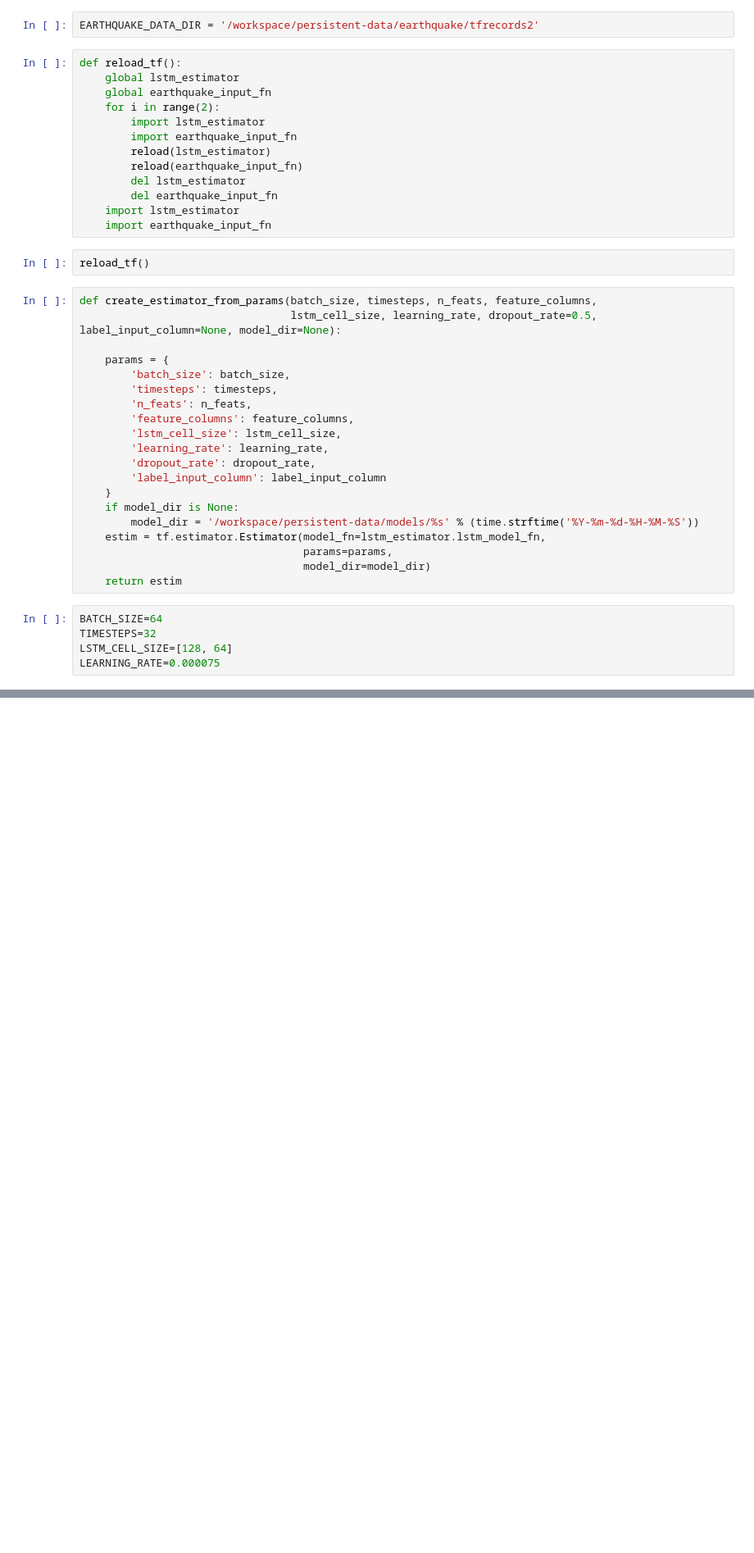
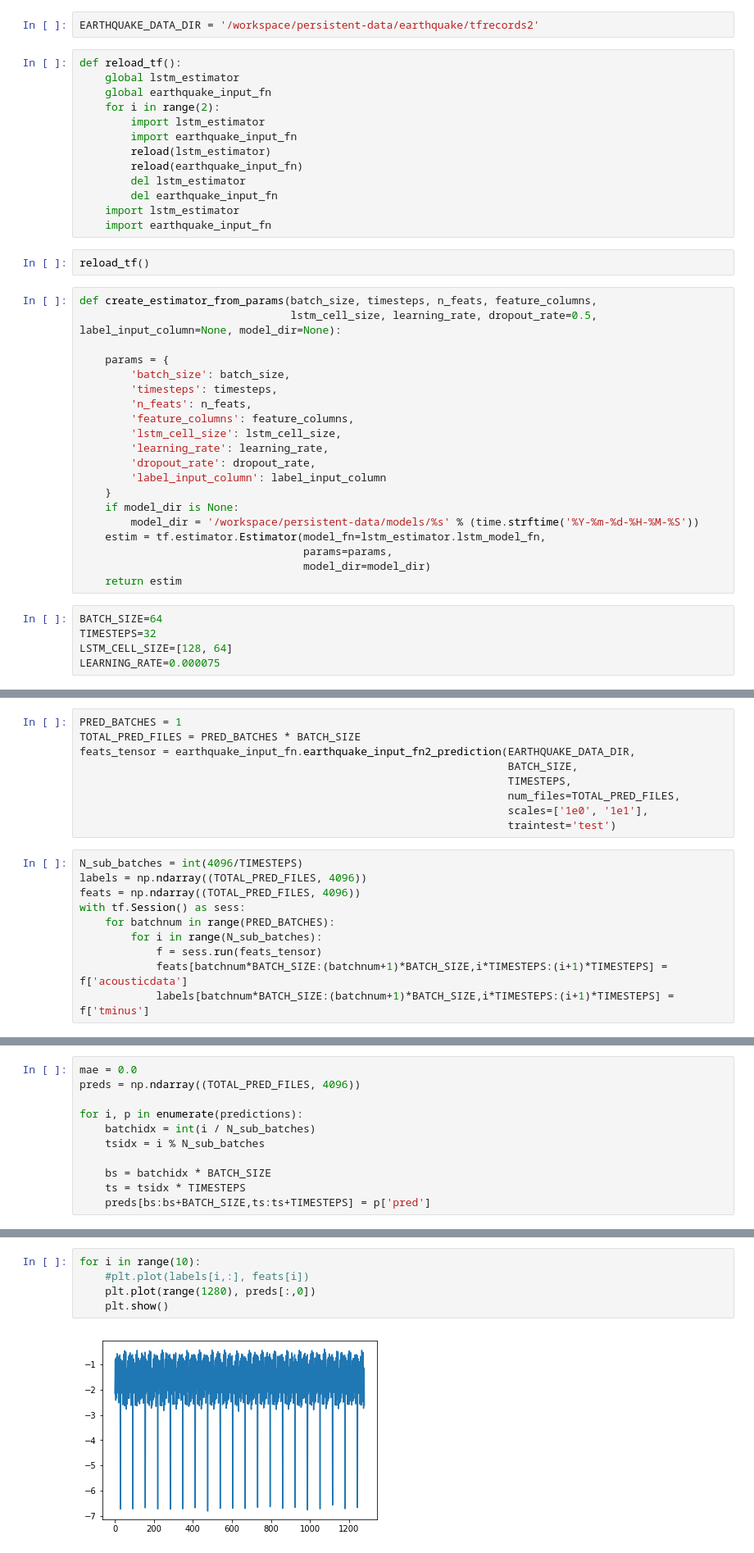
Before and after one commit to mattproetsch/lanl-earthquake, a Jupyter notebook: earthquake-model.ipynb, the cells around one changed output, grey strips where cells are left out. Shown at 82% size. Saved outputs shown, nothing was run; the diff lists cells and outputs as text; blank space fills up the shorter version.

```diff
--- a/earthquake-model.ipynb
+++ b/earthquake-model.ipynb
@@ -93,0 +125,19 @@ graph_options {
+# %%
+PRED_BATCHES = 1
+TOTAL_PRED_FILES = PRED_BATCHES * BATCH_SIZE
+feats_tensor = earthquake_input_fn.earthquake_input_fn2_prediction(EARTHQUAKE_DATA_DIR,
+                                                                   BATCH_SIZE,
+                                                                   TIMESTEPS,
+                                                                   num_files=TOTAL_PRED_FILES,
+                                                                   scales=['1e0', '1e1'],
+                                                                   traintest='test')
+# %%
+N_sub_batches = int(4096/TIMESTEPS)
+labels = np.ndarray((TOTAL_PRED_FILES, 4096))
+feats = np.ndarray((TOTAL_PRED_FILES, 4096))
+with tf.Session() as sess:
+    for batchnum in range(PRED_BATCHES):
+        for i in range(N_sub_batches):
+            f = sess.run(feats_tensor)
+            feats[batchnum*BATCH_SIZE:(batchnum+1)*BATCH_SIZE,i*TIMESTEPS:(i+1)*TIMESTEPS] = f['acousticdata']
+            labels[batchnum*BATCH_SIZE:(batchnum+1)*BATCH_SIZE,i*TIMESTEPS:(i+1)*TIMESTEPS] = f['tminus']
@@ -93,0 +162,11 @@ graph_options {
+# %%
+mae = 0.0
+preds = np.ndarray((TOTAL_PRED_FILES, 4096))
+
+for i, p in enumerate(predictions):
+    batchidx = int(i / N_sub_batches)
+    tsidx = i % N_sub_batches
+
+    bs = batchidx * BATCH_SIZE
+    ts = tsidx * TIMESTEPS
+    preds[bs:bs+BATCH_SIZE,ts:ts+TIMESTEPS] = p['pred']
@@ -93,0 +205,7 @@ graph_options {
+# %%
+for i in range(10):
+    #plt.plot(labels[i,:], feats[i])
+    plt.plot(range(1280), preds[:,0])
+    plt.show()
+# %% [output]
+[figure, added]
```
Also changed, not shown: parts of 20 cells of this notebook, 3 other files.
